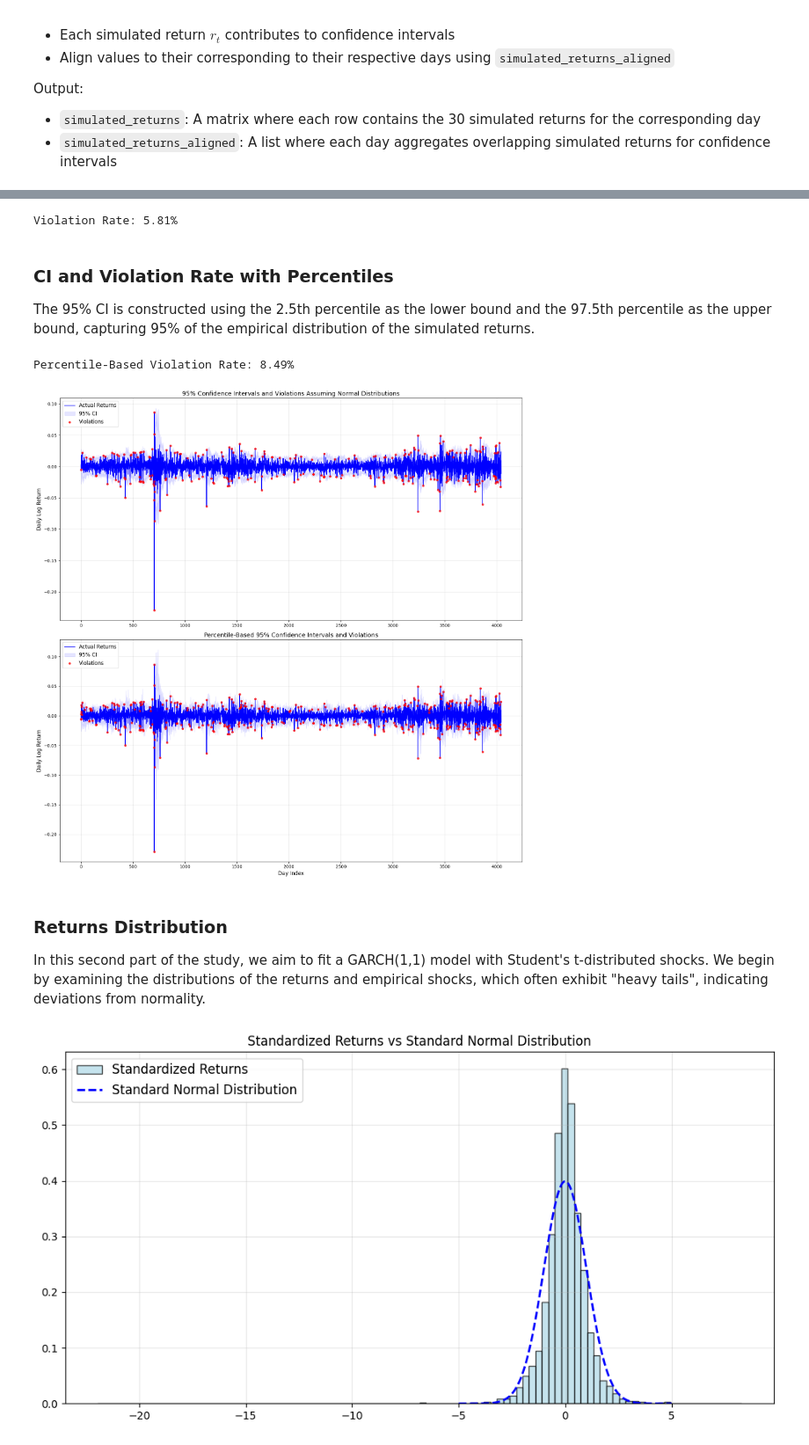
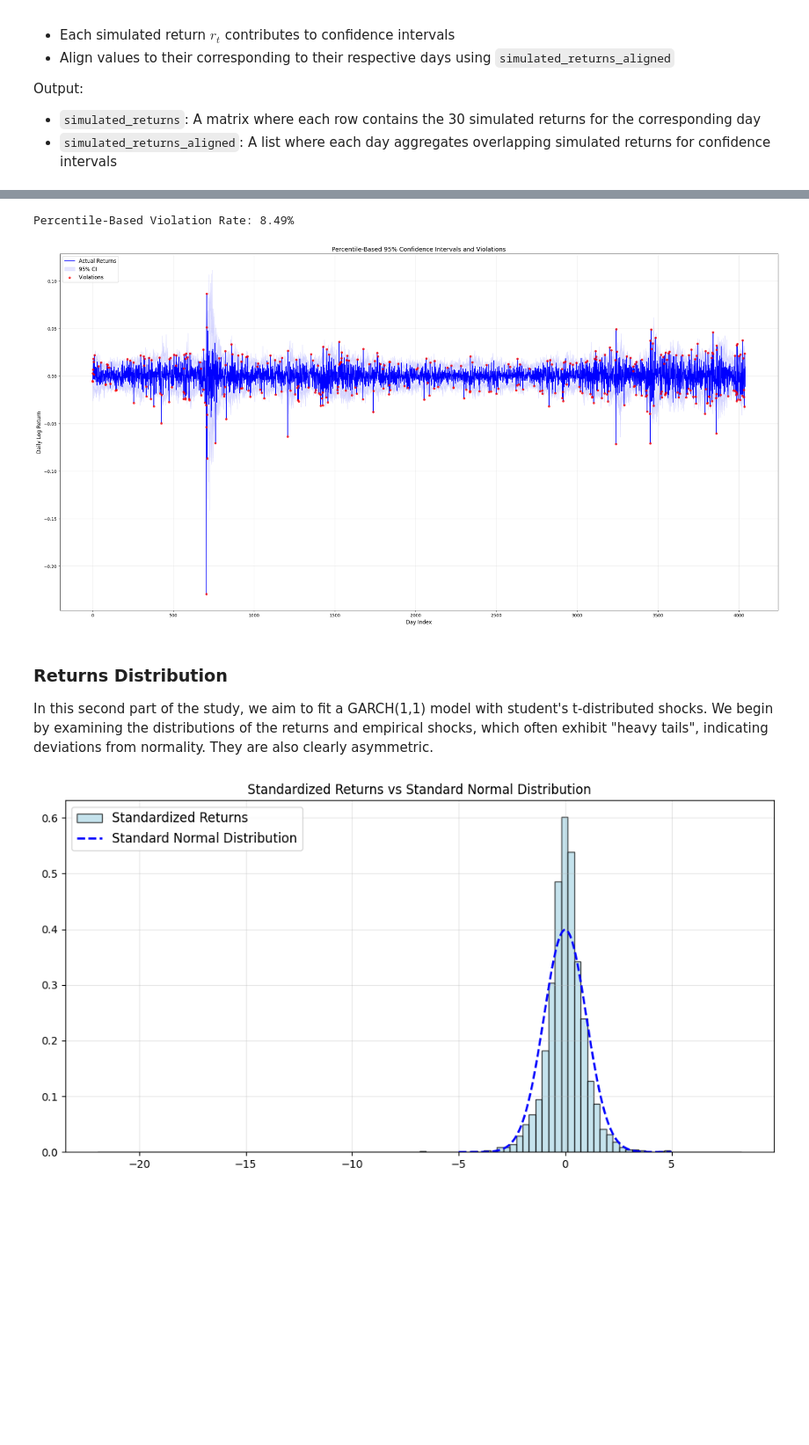
Before and after one commit to Alessandro-Dodon/garch, a Jupyter notebook: Garch.ipynb, the cells around one changed output, grey strips where cells are left out. Shown at 88% size. Cells and saved outputs as stored; diff of their text form; code cells hidden in the pictures; blank space fills up the shorter version.

```diff
--- a/Garch.ipynb
+++ b/Garch.ipynb
@@ -412,35 +411,6 @@ Output:
 - `violations`: Total number of days where the observed return falls outside the confidence interval
 - `violation_rate`: The percentage of days with violations, calculated as
   $ \text{Violation Rate} = \frac{\text{Total Violations}}{\text{Total Sample Days}} $
-# %%
-# Initialize variables
-lower_bounds = np.zeros(sample_days)
-upper_bounds = np.zeros(sample_days)
-violations = 0
-
-# Calculate CIs and check for violations
-for day in range(sample_days):
-    if simulated_returns_aligned[day]:  # Ensure there are aligned values
-        simulated_values = np.array(simulated_returns_aligned[day])
-        sigma = np.std(simulated_values)
-
-        # Compute lower and upper bounds
-        lower_bounds[day] = - 1.96 * sigma
-        upper_bounds[day] = + 1.96 * sigma
-
-        # Check for violation
-        if returns[day] < lower_bounds[day] or returns[day] > upper_bounds[day]:
-            violations += 1
-
-# Calculate violation rate
-violation_rate = violations / sample_days
-print(f"Violation Rate: {violation_rate:.2%}")
-# %% [output]
-Violation Rate: 5.81%
-# %% [markdown]
-### CI and Violation Rate with Percentiles
-
-The 95% CI is constructed using the 2.5th percentile as the lower bound and the 97.5th percentile as the upper bound, capturing 95% of the empirical distribution of the simulated returns.
 # %%
 # Initialize variables
 lower_bounds_percentile = np.zeros(sample_days)
@@ -466,39 +436,26 @@ print(f"Percentile-Based Violation Rate: {violation_rate_percentile:.2%}")
 # %% [output]
 Percentile-Based Violation Rate: 8.49%
 # %%
-plt.figure(figsize=(16, 16))
+plt.figure(figsize=(30, 15))
 
-# First Graph: Standard Deviation-Based CI
-plt.subplot(2, 1, 1)
-plt.plot(range(sample_days), returns, label="Actual Returns", color="blue", linewidth=1.5)
-plt.fill_between(range(sample_days), lower_bounds, upper_bounds, color="blue", alpha=0.1, label="95% CI")
-violation_days_std = np.where((returns < lower_bounds) | (returns > upper_bounds))[0]
-plt.scatter(violation_days_std, returns[violation_days_std], color="red", alpha=0.7, label="Violations", zorder=5, s=20)
-plt.title("95% Confidence Intervals and Violations Assuming Normal Distributions", fontsize=14)
-plt.ylabel("Daily Log Return", fontsize=12)
-plt.legend(fontsize=12, loc="upper left")
-plt.grid(alpha=0.3)
-
-# Second Graph: Percentile-Based CI
-plt.subplot(2, 1, 2)
+# Percentile-Based CI
 plt.plot(range(sample_days), returns, label="Actual Returns", color="blue", linewidth=1.5)
 plt.fill_between(range(sample_days), lower_bounds_percentile, upper_bounds_percentile, color="blue", alpha=0.1, label="95% CI")
-violation_days_pct = np.where((returns < lower_bounds_percentile) | (returns > upper_bounds_percentile))[0]
-plt.scatter(violation_days_pct, returns[violation_days_pct], color="red", alpha=0.7, label="Violations", zorder=5, s=20)
+violation_days = np.where((returns < lower_bounds_percentile) | (returns > upper_bounds_percentile))[0]
+plt.scatter(violation_days, returns[violation_days], color="red", alpha=0.7, label="Violations", zorder=5, s=20)
 plt.title("Percentile-Based 95% Confidence Intervals and Violations", fontsize=14)
 plt.xlabel("Day Index", fontsize=12)
 plt.ylabel("Daily Log Return", fontsize=12)
 plt.legend(fontsize=12, loc="upper left")
 plt.grid(alpha=0.3)
 
-plt.tight_layout()
 plt.show()
 # %% [output]
-[figure, old version]
+[figure, new version]
 # %% [markdown]
 ### Returns Distribution
 
-In this second part of the study, we aim to fit a GARCH(1,1) model with Student's t-distributed shocks. We begin by examining the distributions of the returns and empirical shocks, which often exhibit "heavy tails", indicating deviations from normality.
+In this second part of the study, we aim to fit a GARCH(1,1) model with student's t-distributed shocks. We begin by examining the distributions of the returns and empirical shocks, which often exhibit "heavy tails", indicating deviations from normality. They are also clearly asymmetric.
 # %%
 # Standardize the returns
 mean_returns = np.mean(returns)
```
Also changed, not shown: parts of 15 cells of this notebook.
